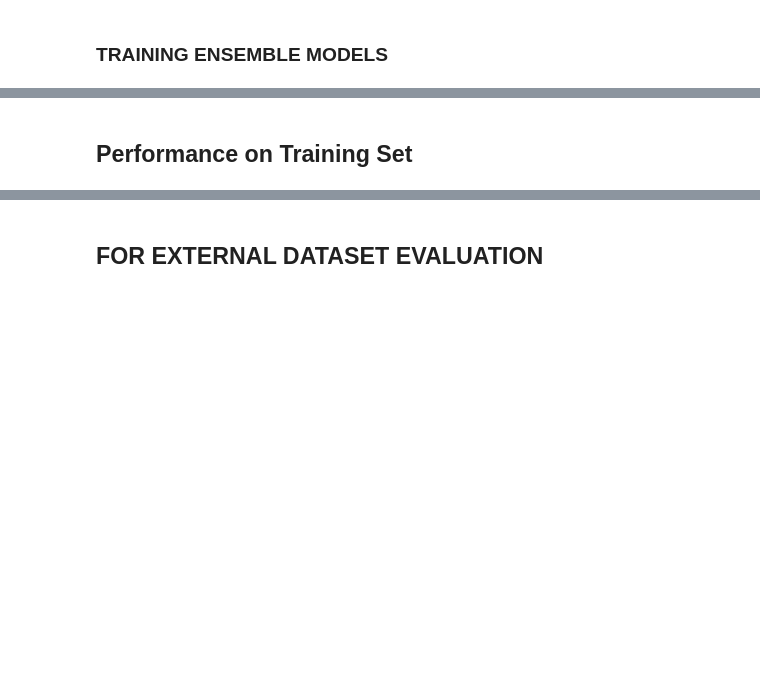
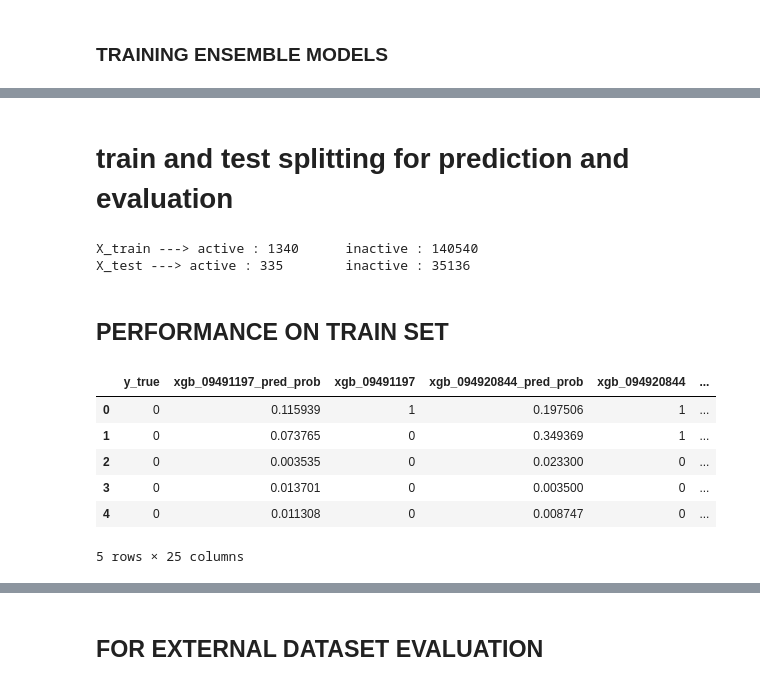
Before and after one commit to Naga270588/M-Tune, a Jupyter notebook: ENSEMBLE-M-Tune.ipynb, the cells around one changed output, grey strips where cells are left out. Cells and saved outputs as stored; diff of their text form; code cells hidden in the pictures; blank space fills up the shorter version.

```diff
--- a/ENSEMBLE-M-Tune.ipynb
+++ b/ENSEMBLE-M-Tune.ipynb
@@ -124,0 +106,6 @@ len(train_0_samples)
+# %%
+majority_class_label =  val_counts.idxmax()
+minority_class_label = val_counts.idxmin()
+
+majority_class_df = train_df[train_df['Name'] == majority_class_label]
+minority_class_df = train_df[train_df['Name'] == minority_class_label]
@@ -127,7 +116,7 @@ len(train_0_samples)
 n_subsets = 11
 
 # Split the DataFrame
-df_split = np.array_split(df, n_subsets)
+df_split = np.array_split(majority_class_df, n_subsets)
 
 # Example: Accessing all subsets
 for i, subset in enumerate(df_split, 1):
@@ -161,19 +150,21 @@ model_to_threshold_mapping = dict()
 
 for i, subset in enumerate(df_split, 1):
 
-    combined_subset = pd.concat( [ subset, train_1_samples ], axis=0 )
-    combined_subset = combined_subset.sample(frac=1, random_state=seed)
+    ##------------------------------------Pairing Majority subset class with minority class-----------------------------------##
+    paired_dataset = pd.concat( [ subset, minority_class_df ], axis=0 )
+    paired_dataset = paired_dataset.sample(frac=1, random_state=seed)
 
-    X_train = combined_subset.drop('Name', axis=1)
-    y_train = combined_subset['Name']
+    X = paired_dataset.drop('Name', axis=1)
+    y = paired_dataset['Name']
+
     ##--------------------------------------------------------Use-Classifier------------------------------------------------------##
     model = XGBClassifier(
         # **best_params
         random_state=42
     )
-    model.fit(X_train,y_train)
+    model.fit(X,y)
 
-    y_train_pred_proba = model.predict_proba(X_train)[:, 1]
+    y_train_pred_proba = model.predict_proba(X)[:, minority_class_label]
 
     ##--------------------------------------------------------Use-Classifier------------------------------------------------------##
 
@@ -208,20 +199,52 @@ XGB 11 ---> 0.10147523880004883 Model Name : xgb_10147524
+# %% [markdown]
+# train and test splitting for prediction and evaluation
+# %%
+X_train, y_train = train_df.drop('Name',axis=1),train_df['Name']
+X_test, y_test =  test_df.drop('Name',axis=1),test_df['Name']
+
+print('X_train ---> active :',len([ label for label in y_train if label == 1]),end = '\t')
+print('inactive :',len( [ label for label in y_train if label == 0] ))
+
+print('X_test ---> active :',len([ label for label in y_test if label == 1]),end = '\t')
+print('inactive :',len( [ label for label in y_test if label == 0] ))
+# %% [output]
+X_train ---> active : 1340      inactive : 140540
+X_test ---> active : 335        inactive : 35136
 # %% [markdown]
-## Performance on Training Set
+## **PERFORMANCE ON TRAIN SET**
 # %%
 train_pred_df = pd.DataFrame()
 train_pred_df['y_true'] = y_train.tolist()
 
 for model in os.listdir(path_to_ensemble_dir):
     if 'xgb' not in model:
         continue
     model_thres = model.split('.')[0].split('_')[1]
     model_thres = float(model_thres) / int('1'+('0' * len(model_thres)))
 
     model_path = os.path.join(path_to_ensemble_dir,model)
     # Load the model from the file
     with open(model_path, 'rb') as f:
         loaded_model = pickle.load(f)
 
-    pred_probs = loaded_model.predict_proba(X_train)[:,1].tolist()
-    pred_labels = [1 if v > model_thres else 0 for v in  pred_probs]
+    pred_probs = loaded_model.predict_proba(X_train)[:,minority_class_label].tolist()
+    pred_labels = [minority_class_label if v > model_thres else majority_class_label for v in  pred_probs]
+
+    train_pred_df[model.split('.')[0]+'_pred_prob'] = pred_probs
     train_pred_df[model.split('.')[0]] = pred_labels
+
+columns_to_check = [ c for c in list(train_pred_df.columns) if '_pred_prob' in c ]
+train_pred_df['Final Pred Prob'] =  train_pred_df[columns_to_check].mean(axis=1)
+
+columns_to_check = [ c for c in list(train_pred_df.columns) if 'xgb' in c and '_pred_prob' not in c]
+train_pred_df['Final Prediction'] =  train_pred_df[columns_to_check].apply(lambda row: 1 if (row == 1).sum() > (row == 0).sum() else 0, axis=1)
+
+train_pred_df.head()
+# %% [output]
+|  | y_true | xgb_09491197_pred_prob | xgb_09491197 | xgb_094920844_pred_prob | xgb_094920844 | ... |
+| 0 | 0 | 0.115939 | 1 | 0.197506 | 1 | ... |
+| 1 | 0 | 0.073765 | 0 | 0.349369 | 1 | ... |
+| 2 | 0 | 0.003535 | 0 | 0.023300 | 0 | ... |
+| 3 | 0 | 0.013701 | 0 | 0.003500 | 0 | ... |
+| 4 | 0 | 0.011308 | 0 | 0.008747 | 0 | ... |
+5 rows × 25 columns
```
Also changed, not shown: parts of 27 cells of this notebook, 1 other file.
